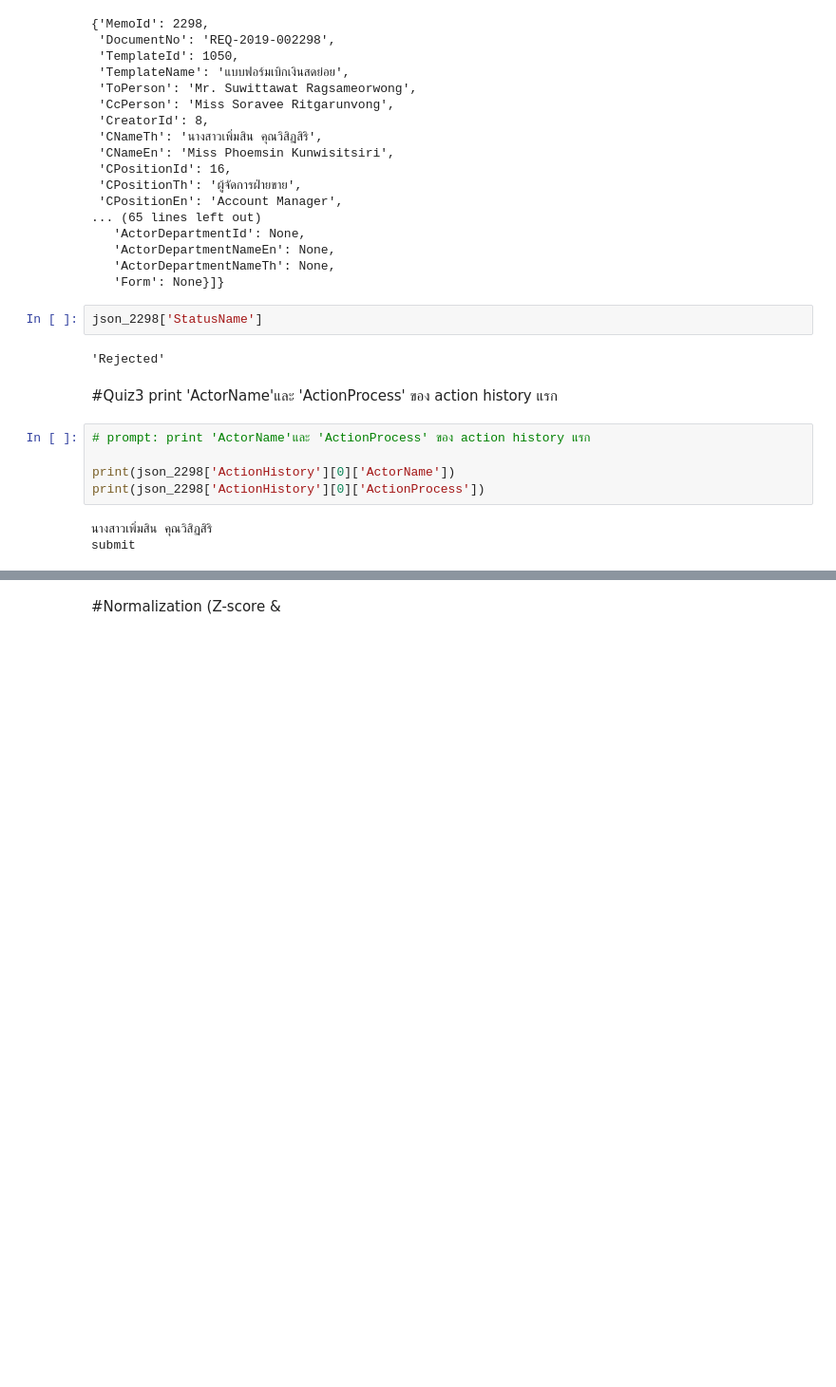
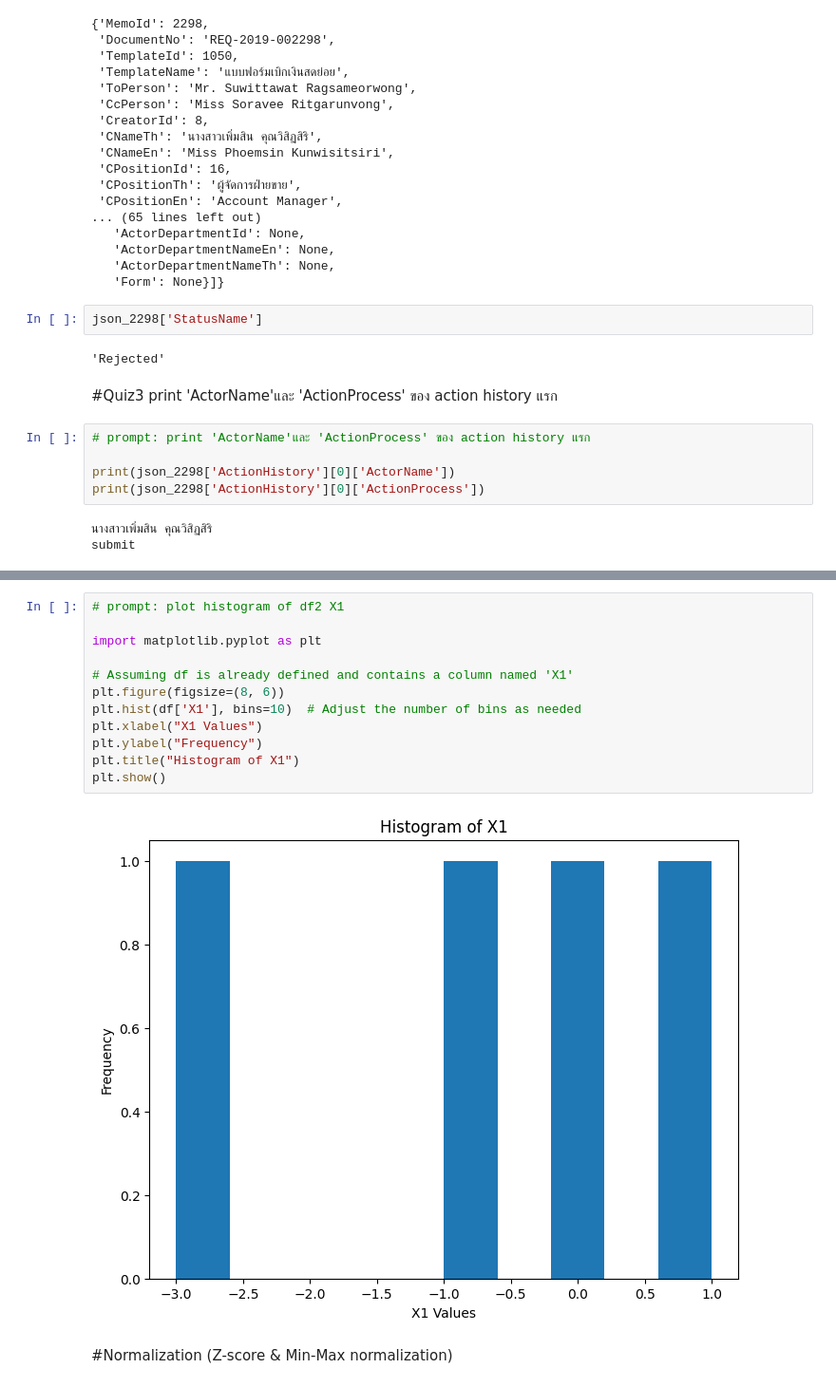
Before and after one commit to Natkitta252603/bsc_dpdm24, a Jupyter notebook: Chapter2_Understanding_Data.ipynb, the cells around one changed output, grey strips where cells are left out. Shown: that part at 95% size. Saved outputs shown, nothing was run; the diff lists cells and outputs as text; blank space fills up the shorter version.

```diff
--- a/Chapter2_Understanding_Data.ipynb
+++ b/Chapter2_Understanding_Data.ipynb
@@ -280,2 +339,16 @@ submit
+# %%
+# prompt: plot histogram of df2 X1
+
+import matplotlib.pyplot as plt
+
+# Assuming df is already defined and contains a column named 'X1'
+plt.figure(figsize=(8, 6))
+plt.hist(df['X1'], bins=10)  # Adjust the number of bins as needed
+plt.xlabel("X1 Values")
+plt.ylabel("Frequency")
+plt.title("Histogram of X1")
+plt.show()
+# %% [output]
+[figure, added]
 # %% [markdown]
-#Normalization (Z-score &
+#Normalization (Z-score & Min-Max normalization)
```
Also changed, not shown: parts of 5 cells of this notebook.
